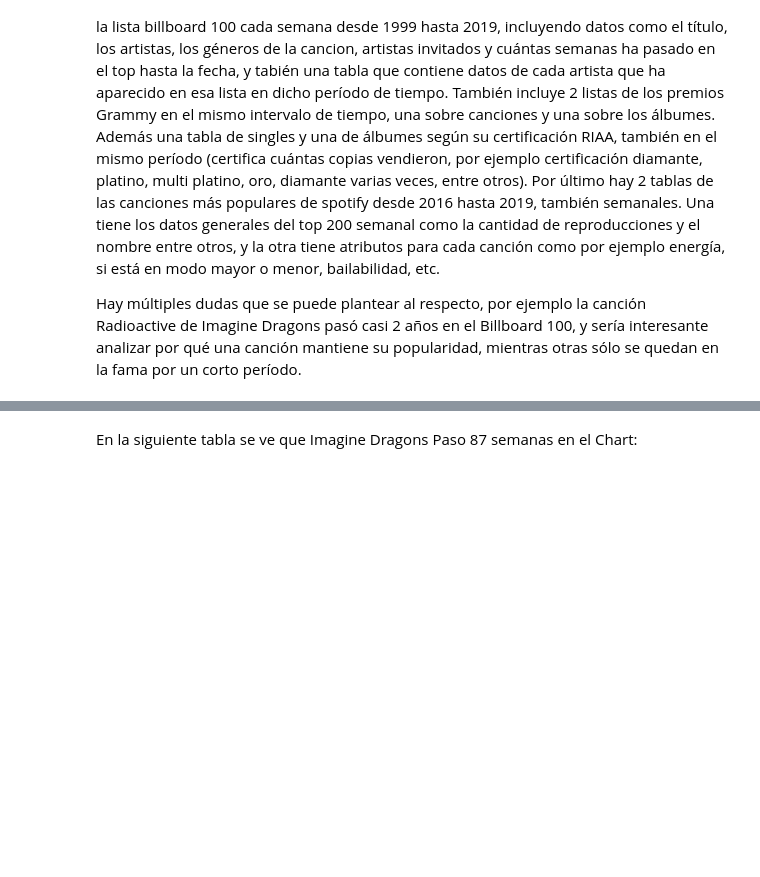
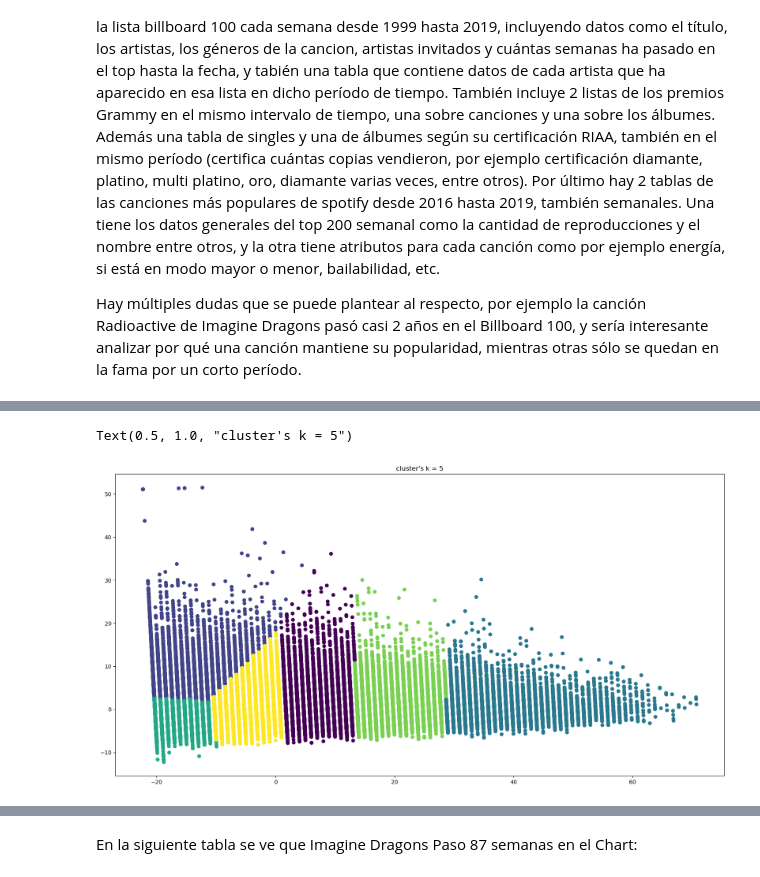
Before and after one commit to Litr0/Proyecto-Mineria, a Jupyter notebook: Hito1.ipynb, the cells around one changed output, grey strips where cells are left out. Drawn from its saved outputs; the diff is of its cells as text; code cells hidden in the pictures; blank space fills up the shorter version.

```diff
--- a/Hito1.ipynb
+++ b/Hito1.ipynb
@@ -76,3 +116,10 @@ attr1.head()
+# %%
+fig, ax = plt.subplots(sharex=True, figsize = (25,15))
+plt.scatter(rates_pca[:, 0], rates_pca[:, 1], c= kmeans.labels_)
+plt.title("cluster's k = 5")
+# %% [output]
+Text(0.5, 1.0, "cluster's k = 5")
+[figure, added]
 # %%
 # revisar funciones de distancia/similitud:
 # euclidiana, manhattan o cityblock, correlacion, coseno
```
Also changed, not shown: parts of 9 cells of this notebook.
